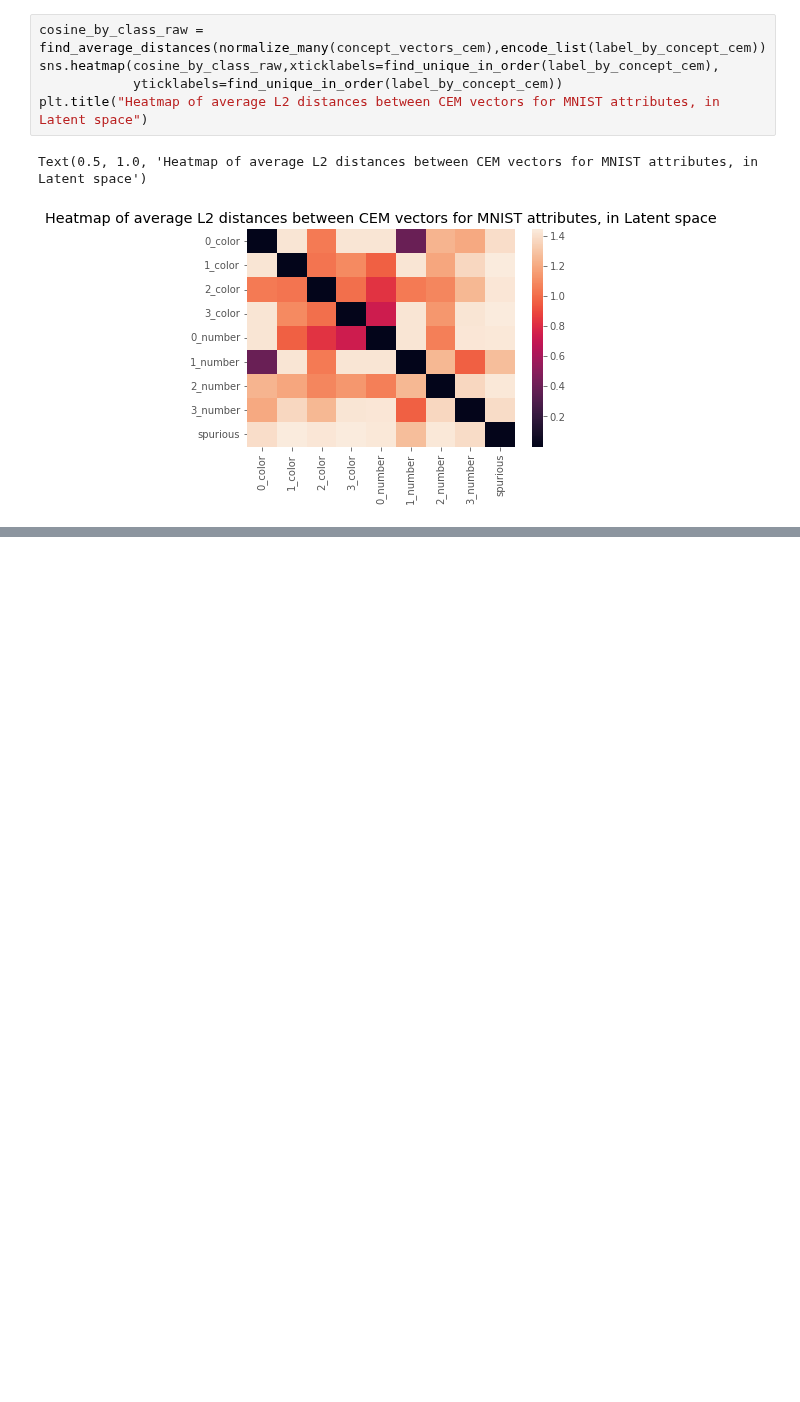
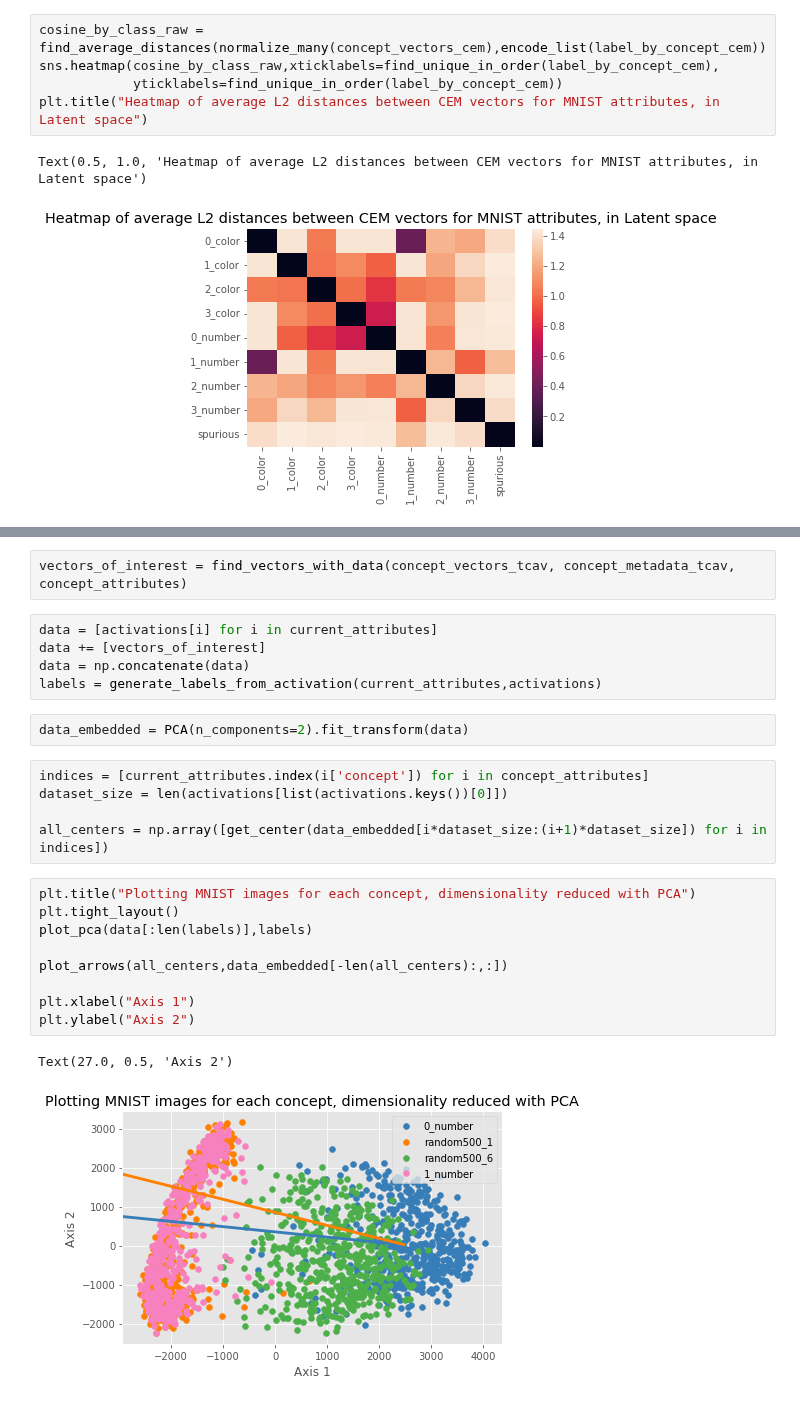
Before and after one commit to naveenr414/Concept-Learning, a Jupyter notebook: scripts/Concept Exploration MNIST.ipynb, the cells around one changed output, grey strips where cells are left out. Saved outputs shown, nothing was run; the diff lists cells and outputs as text; blank space fills up the shorter version.

```diff
--- a/scripts/Concept Exploration MNIST.ipynb
+++ b/scripts/Concept Exploration MNIST.ipynb
@@ -140,0 +165,26 @@ Text(0.5, 1.0, 'Heatmap of average L2 distances between CEM vectors for MNIST at
+# %%
+vectors_of_interest = find_vectors_with_data(concept_vectors_tcav, concept_metadata_tcav, concept_attributes)
+# %%
+data = [activations[i] for i in current_attributes]
+data += [vectors_of_interest]
+data = np.concatenate(data)
+labels = generate_labels_from_activation(current_attributes,activations)
+# %%
+data_embedded = PCA(n_components=2).fit_transform(data)
+# %%
+indices = [current_attributes.index(i['concept']) for i in concept_attributes]
+dataset_size = len(activations[list(activations.keys())[0]])
+
+all_centers = np.array([get_center(data_embedded[i*dataset_size:(i+1)*dataset_size]) for i in indices])
+# %%
+plt.title("Plotting MNIST images for each concept, dimensionality reduced with PCA")
+plt.tight_layout()
+plot_pca(data[:len(labels)],labels)
+
+plot_arrows(all_centers,data_embedded[-len(all_centers):,:])
+
+plt.xlabel("Axis 1")
+plt.ylabel("Axis 2")
+# %% [output]
+Text(27.0, 0.5, 'Axis 2')
+[figure, added]
```
Also changed, not shown: parts of 12 cells of this notebook, 5 other files.
